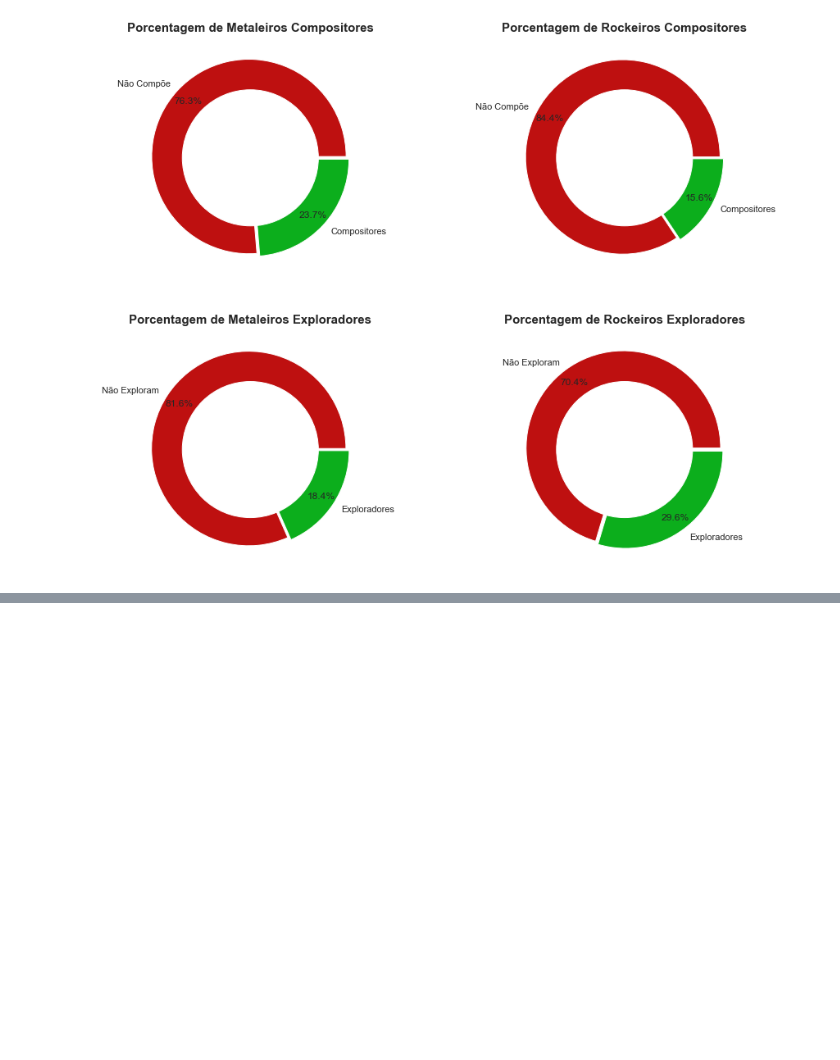
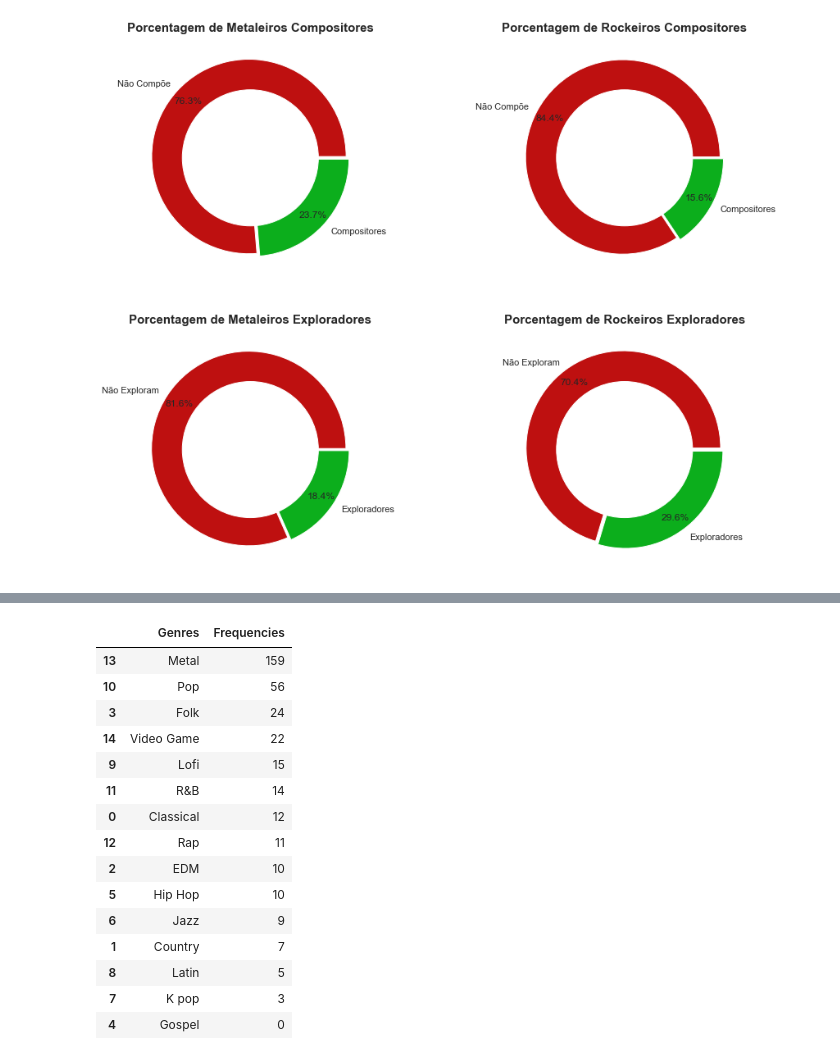
Before and after one commit to JoSEPHDev2022/Mental_Health_X_Music, a Jupyter notebook: analise_exp.ipynb, the cells around one changed output, grey strips where cells are left out. Drawn from its saved outputs; the diff is of its cells as text; code cells hidden in the pictures; blank space fills up the shorter version.

```diff
--- a/analise_exp.ipynb
+++ b/analise_exp.ipynb
@@ -1071,0 +1266,28 @@ plt.show()
+# %%
+# Passando dados para um dataset:
+data = [12, 7, 10, 24, 0, 10, 9, 3, 5, 15, 56, 14, 11, 159, 22]
+index = ['Classical', 'Country', 'EDM', 'Folk', 'Gospel', 'Hip Hop', 'Jazz',
+         'K pop', 'Latin', 'Lofi', 'Pop', 'R&B', 'Rap', 'Metal', 'Video Game']
+
+df_rock = pd.DataFrame(data, columns=['Frequencies'], index=index)
+df_rock = df_rock.reset_index()
+df_rock = df_rock.rename(columns={'index':'Genres'})
+df_rock = df_rock.sort_values(by='Frequencies', ascending=False)
+df_rock
+# %% [output]
+|  | Genres | Frequencies |
+| 13 | Metal | 159 |
+| 10 | Pop | 56 |
+| 3 | Folk | 24 |
+| 14 | Video Game | 22 |
+| 9 | Lofi | 15 |
+| 11 | R&B | 14 |
+| 0 | Classical | 12 |
+| 12 | Rap | 11 |
+| 2 | EDM | 10 |
+| 5 | Hip Hop | 10 |
+| 6 | Jazz | 9 |
+| 1 | Country | 7 |
+| 8 | Latin | 5 |
+| 7 | K pop | 3 |
+| 4 | Gospel | 0 |
```
Also changed, not shown: parts of 13 cells of this notebook.
